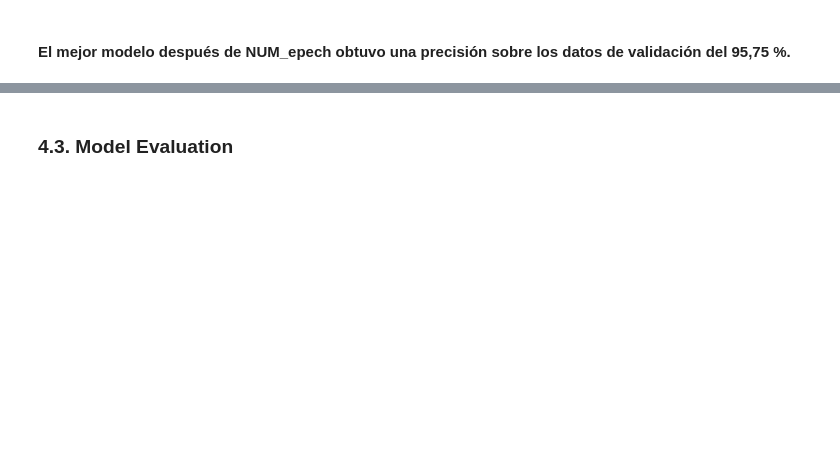
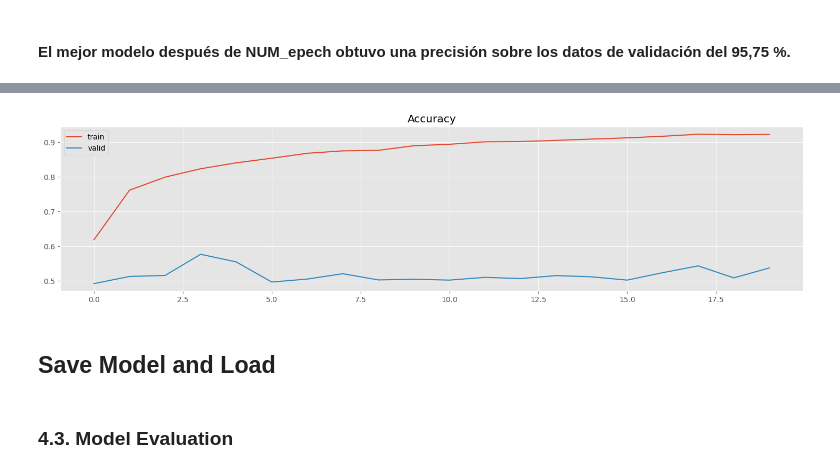
Before and after one commit to hbm99/bias-project-ML, a Jupyter notebook: daniela/detection_sex.ipynb, the cells around one changed output, grey strips where cells are left out. Drawn from its saved outputs; the diff is of its cells as text; code cells hidden in the pictures; blank space fills up the shorter version.

```diff
--- a/daniela/detection_sex.ipynb
+++ b/daniela/detection_sex.ipynb
@@ -255,6 +311,7 @@ El resultado es un nuevo conjunto de imágenes con modificaciones del original,
 ### 3.2. Build Data Generators
 # %%
 # Train data
+TRAINING_SAMPLES = 10000
 x_train, y_train = generate_df(0, 'Male', TRAINING_SAMPLES)
 
 # Train - Data Preparation - Data Augmentation with generators
@@ -298,7 +355,7 @@ Con el generador de datos creado y los datos para la validación, estamos listos
 ### 4.1. Set the Model
 # %%
 # Import InceptionV3 Model
-inc_model = InceptionV3(weights='../input/inceptionv3/inception_v3_weights_tf_dim_ordering_tf_kernels_notop.h5',
+inc_model = InceptionV3(weights='DataSources/InceptionV3/inception_v3_weights_tf_dim_ordering_tf_kernels_notop.h5',
                         include_top=False,
                         input_shape=(IMG_HEIGHT, IMG_WIDTH, 3))
 
@@ -333,7 +392,7 @@ for layer in model_.layers[:52]:
     layer.trainable = False
 
 # compile the model
-model_.compile(optimizer=SGD(lr=0.0001, momentum=0.9)
+model_.compile(optimizer=SGD(learning_rate=0.0001, momentum=0.9)
                     , loss='categorical_crossentropy'
                     , metrics=['accuracy'])
 # %% [markdown]
@@ -343,6 +402,7 @@ model_.compile(optimizer=SGD(lr=0.0001, momentum=0.9)
 checkpointer = ModelCheckpoint(filepath='weights.best.inc.male.hdf5',
                                verbose=1, save_best_only=True)
 # %%
+TRAINING_SAMPLES = 10000
 hist = model_.fit_generator(train_generator
                      , validation_data = (x_valid, y_valid)
                       , steps_per_epoch= TRAINING_SAMPLES/BATCH_SIZE
@@ -363,8 +444,12 @@ plt.show()
 # %%
 # Plot accuracy through epochs
 plt.figure(figsize=(18, 4))
-plt.plot(hist.history['acc'], label = 'train')
-plt.plot(hist.history['val_acc'], label = 'valid')
+plt.plot(hist.history['accuracy'], label = 'train')
+plt.plot(hist.history['val_accuracy'], label = 'valid')
 plt.legend()
 plt.title('Accuracy')
 plt.show()
+# %% [output]
+[figure, added]
+# %% [markdown]
+## Save Model and Load
```
Also changed, not shown: parts of 18 cells of this notebook.
